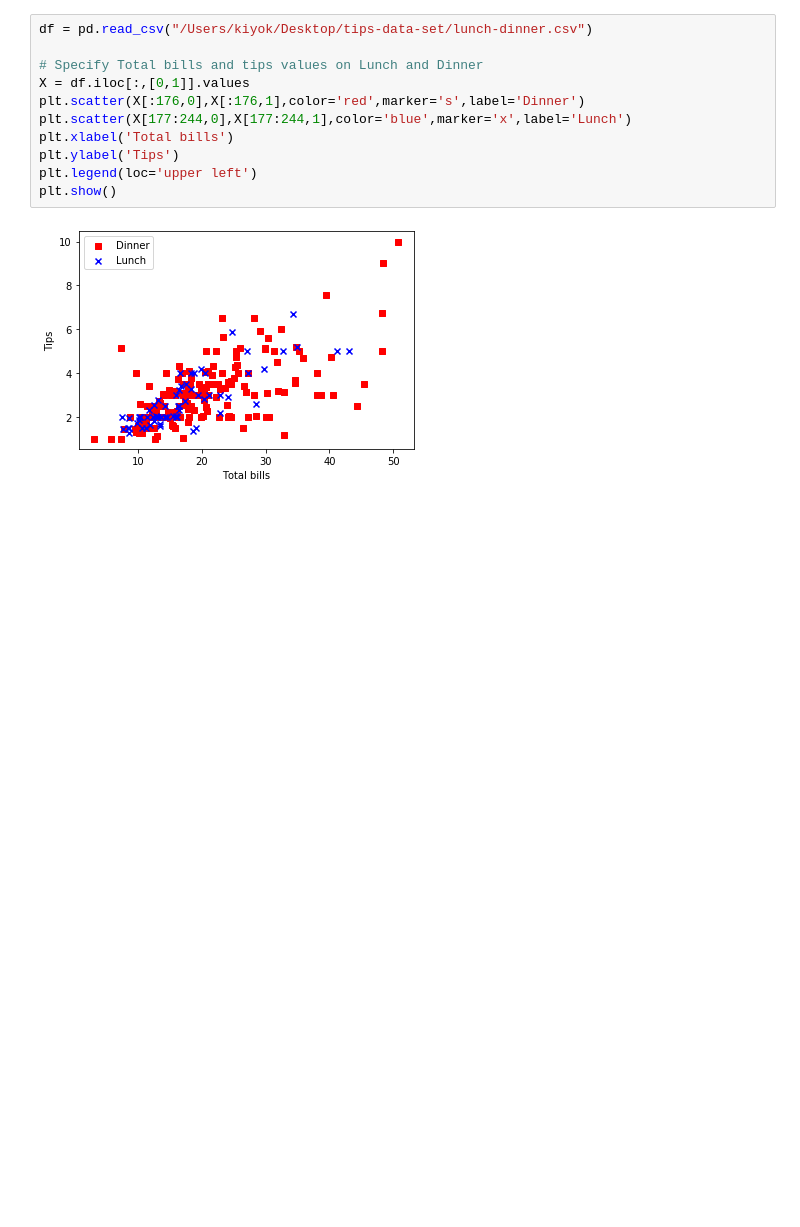
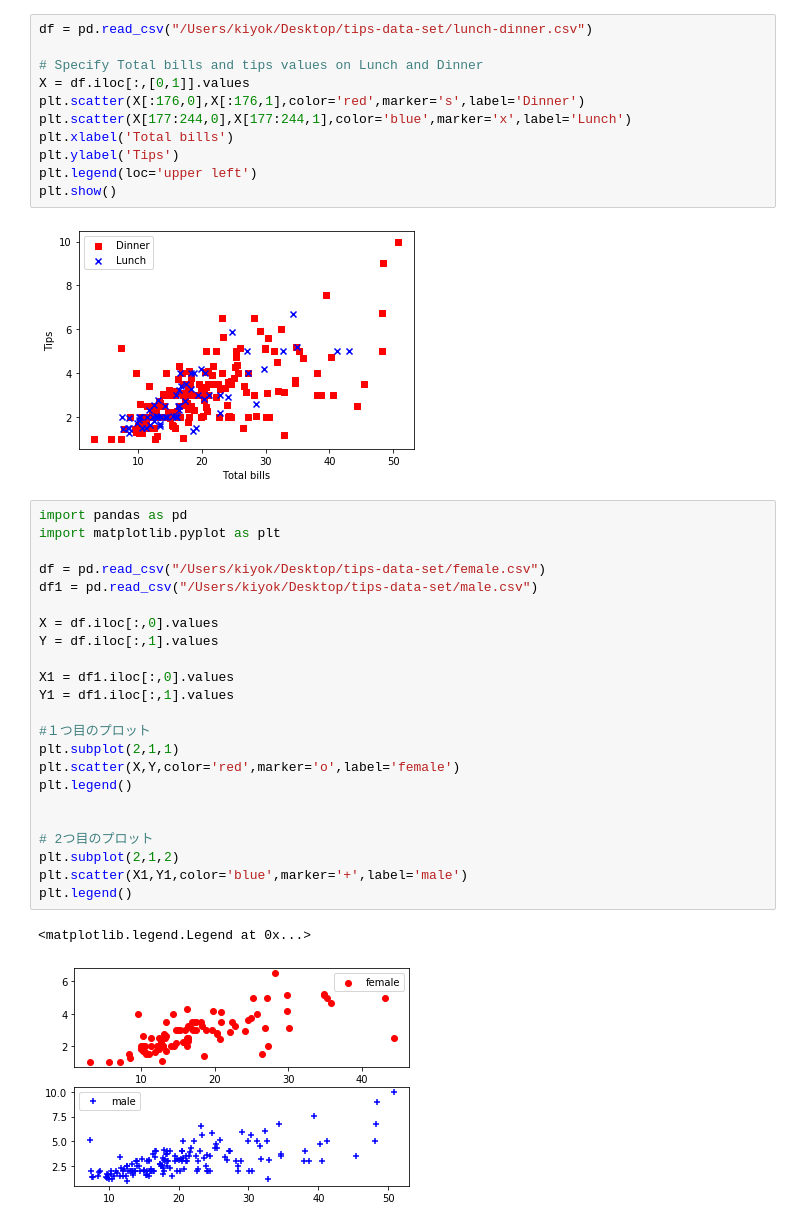
Before and after one commit to kiyokosaito/Fundamentals-projects, a Jupyter notebook: Fundamentals of Data Assessment .ipynb, the cells around one changed output. Drawn from its saved outputs; the diff is of its cells as text; blank space fills up the shorter version.

Commit message:
added 3 subplots in regression section

```diff
--- a/Fundamentals of Data Assessment .ipynb
+++ b/Fundamentals of Data Assessment .ipynb
@@ -202,3 +203,29 @@ plt.legend(loc='upper left')
 plt.show()
 # %% [output]
 [figure]
+# %%
+import pandas as pd
+import matplotlib.pyplot as plt
+
+df = pd.read_csv("/Users/kiyok/Desktop/tips-data-set/female.csv")
+df1 = pd.read_csv("/Users/kiyok/Desktop/tips-data-set/male.csv")
+
+X = df.iloc[:,0].values
+Y = df.iloc[:,1].values
+
+X1 = df1.iloc[:,0].values
+Y1 = df1.iloc[:,1].values
+
+#１つ目のプロット
+plt.subplot(2,1,1)
+plt.scatter(X,Y,color='red',marker='o',label='female')
+plt.legend()
+
+
+# 2つ目のプロット
+plt.subplot(2,1,2)
+plt.scatter(X1,Y1,color='blue',marker='+',label='male')
+plt.legend()
+# %% [output]
+<matplotlib.legend.Legend at 0x...>
+[figure, added]
```
Also changed, not shown: parts of 3 cells of this notebook.
